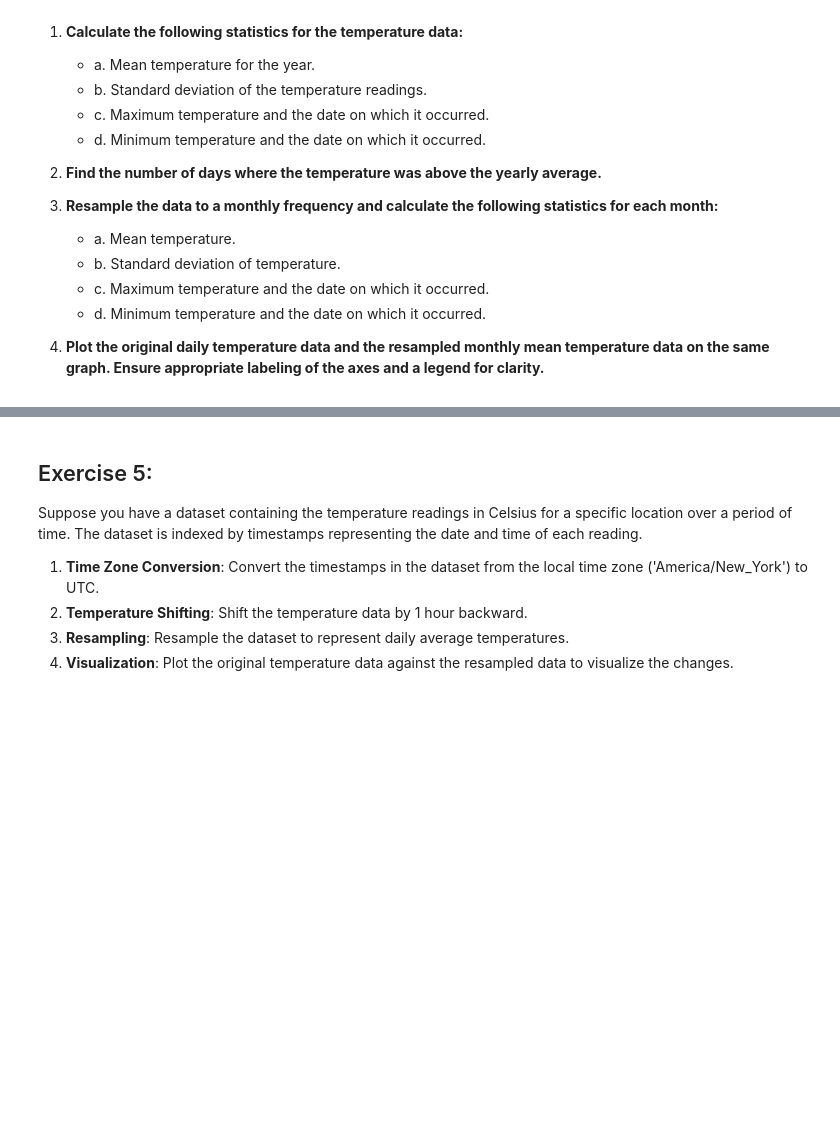
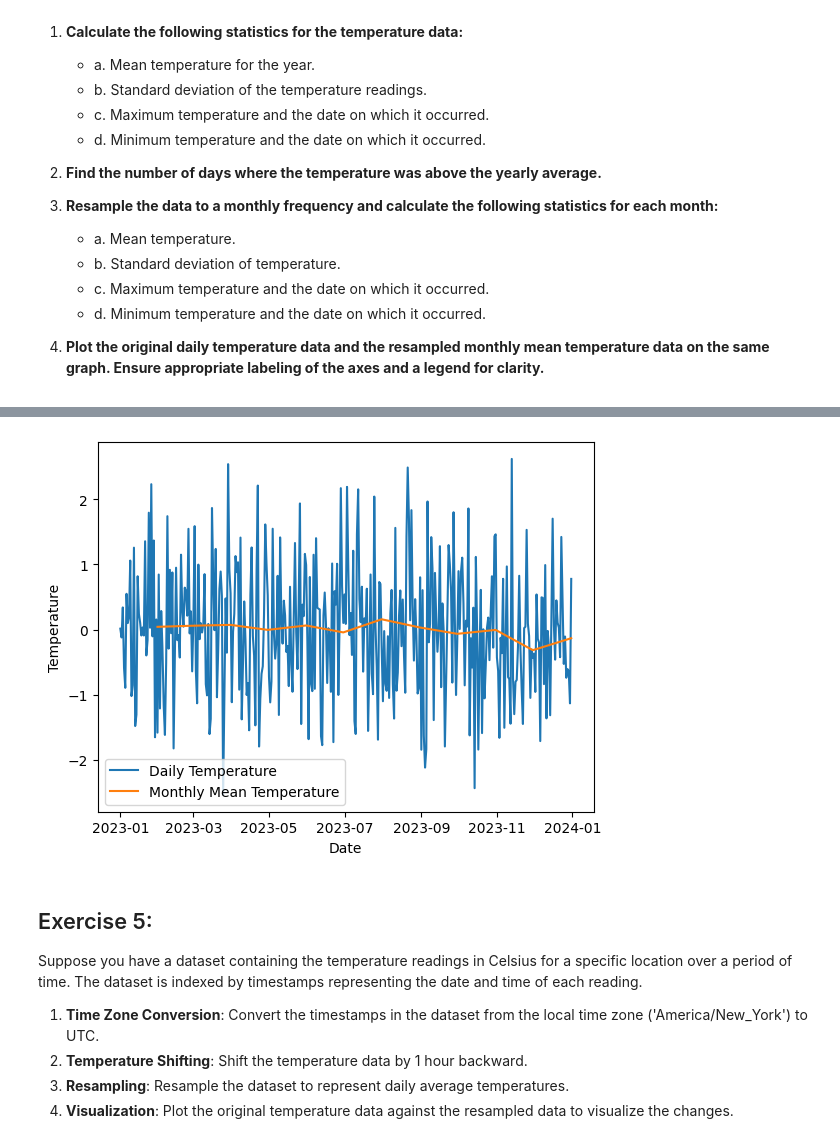
Before and after one commit to ninapeak10/Intro-to-Data-Science, a Jupyter notebook: HW/HW5.ipynb, the cells around one changed output, grey strips where cells are left out. Cells and saved outputs as stored; diff of their text form; code cells hidden in the pictures; blank space fills up the shorter version.

```diff
--- a/HW/HW5.ipynb
+++ b/HW/HW5.ipynb
@@ -132,0 +302,7 @@ Freq: D, Length: 365, dtype: float64
+# %%
+#3. Resample the data to a monthly frequency and calculate the following statistics for each month
+monthly= time_series.resample('M')
+# %%
+#a. Mean temperature.
+monthly_mean = monthly.mean()
+monthly_mean
@@ -133,3 +374,18 @@ Freq: D, Length: 365, dtype: float64
+# %%
+#4. Plot the original daily temperature data and the resampled monthly mean temperature data on the same graph.
+#Ensure appropriate labeling of the axes and a legend for clarity.
+import matplotlib.pyplot as plt
+
+plt.plot(time_series.index, time_series, label='Daily Temperature')
+
+plt.plot(monthly_mean.index, monthly_mean, label='Monthly Mean Temperature')
+
+plt.xlabel('Date')
+plt.ylabel('Temperature')
+plt.legend()
+plt.show()
+# %% [output]
+[figure, added]
 # %% [markdown]
 ## Exercise 5:
 
```
Also changed, not shown: parts of 36 cells of this notebook, 1 other file.
